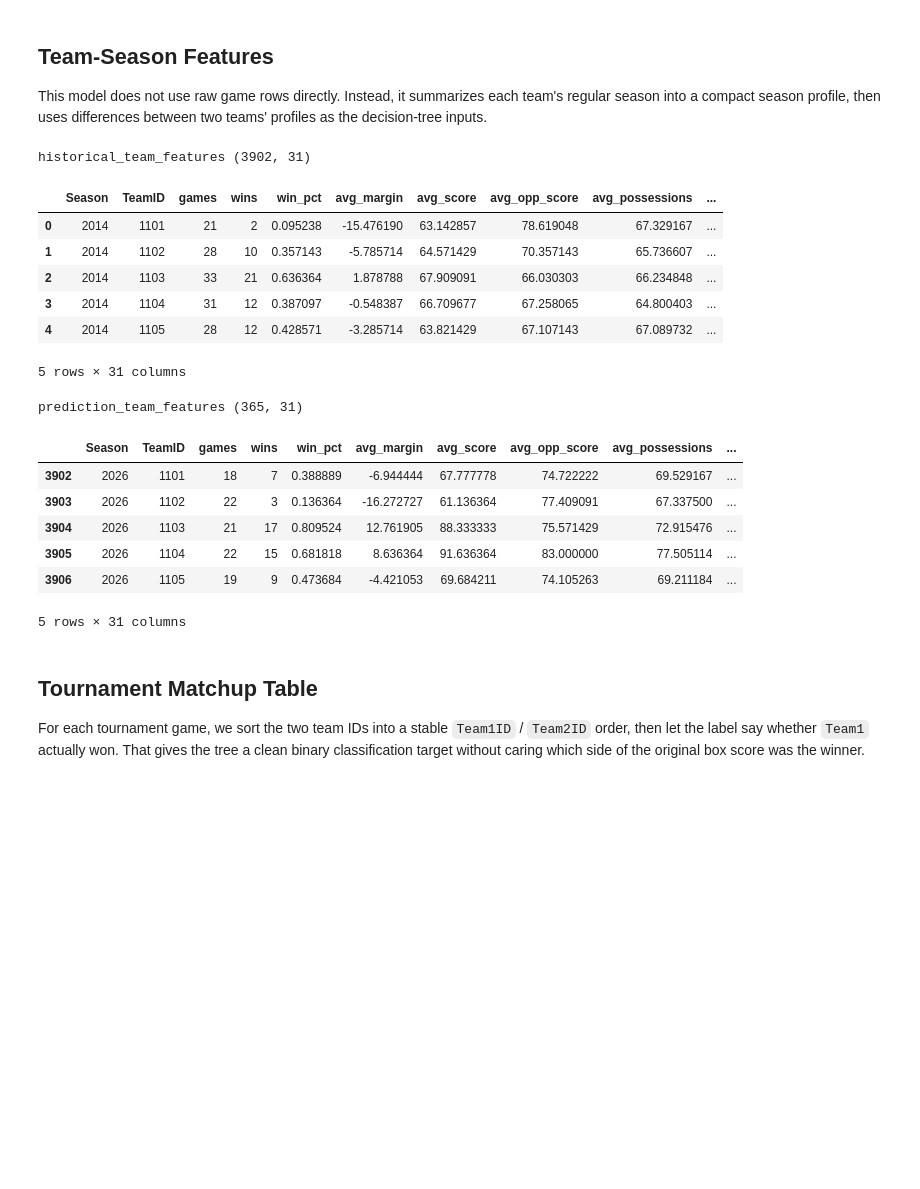
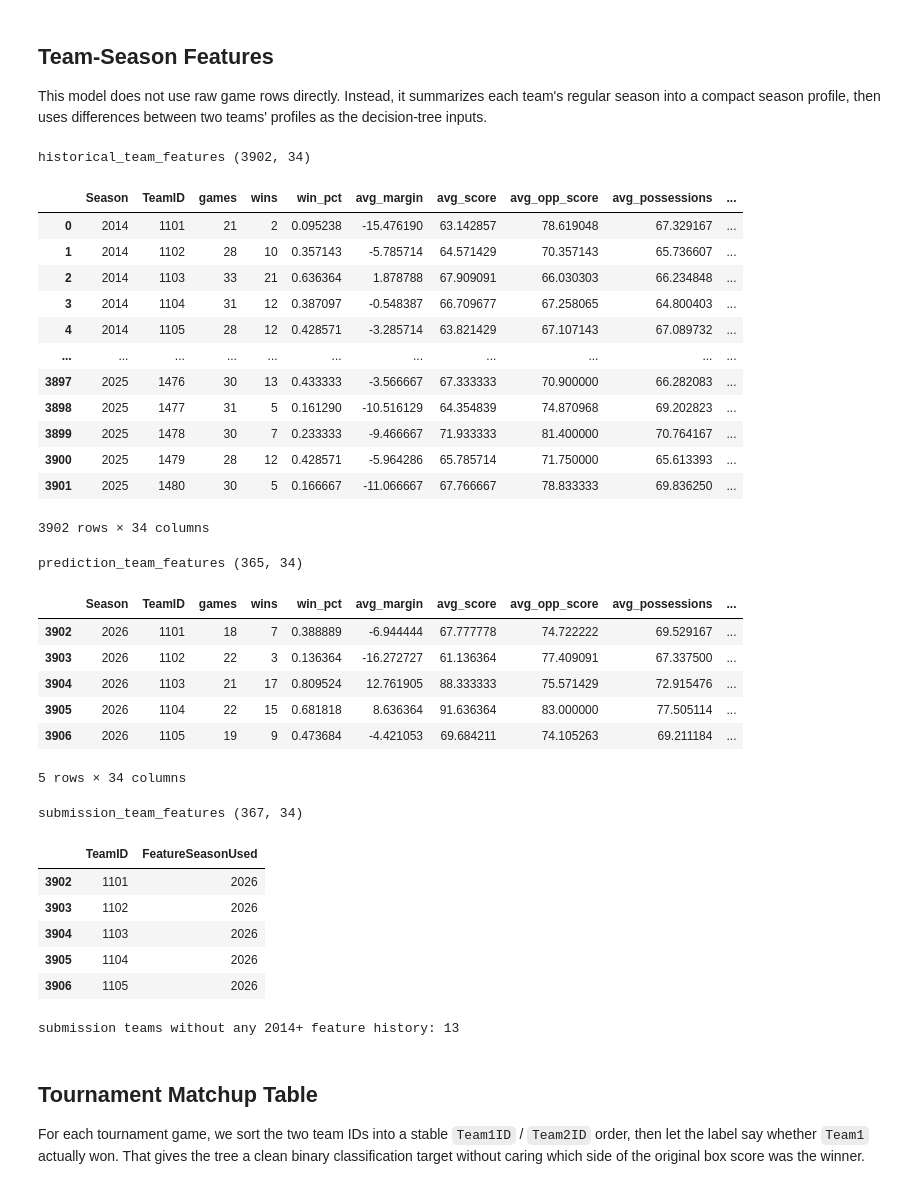
Before and after one commit to ItsJayYip/MMPredictions, a Jupyter notebook: MMML.ipynb, the cells around one changed output. Saved outputs shown, nothing was run; the diff lists cells and outputs as text; code cells hidden in the pictures; blank space fills up the shorter version.

```diff
--- a/MMML.ipynb
+++ b/MMML.ipynb
@@ -222,7 +230,7 @@ from sklearn.metrics import accuracy_score
 from sklearn.pipeline import Pipeline
 from sklearn.tree import DecisionTreeClassifier
 
-
+# Convert each game row into two team-centered rows, one for winner and one for loser
 def build_team_game_rows(games):
     win_rows = games[[
         "Season", "DayNum", "WTeamID", "LTeamID", "WScore", "LScore", "WLoc", "NumOT",
@@ -268,6 +276,8 @@ def build_team_features(regular_season_df, rankings_df, seasons):
     ranking_slice = rankings_df[rankings_df["Season"].isin(seasons)].copy()
 
     team_games = build_team_game_rows(games)
+
+    # put same teams in same season in same bucket
     grouped = team_games.groupby(["Season", "TeamID"])
 
     team_features = grouped.agg(
@@ -294,6 +304,7 @@ def build_team_features(regular_season_df, rankings_df, seasons):
         loc_value=("LocValue", "mean"),
     ).reset_index()
 
+    # sum down to each team in each season and their stats
     totals = grouped[["Score", "OppScore", "Possessions"]].sum().reset_index()
     totals["offensive_rating"] = 100 * totals["Score"] / totals["Possessions"].replace(0, np.nan)
     totals["defensive_rating"] = 100 * totals["OppScore"] / totals["Possessions"].replace(0, np.nan)
@@ -314,6 +325,7 @@ def build_team_features(regular_season_df, rankings_df, seasons):
         })[["Season", "TeamID", "rank_daynum", "rank_avg", "rank_median", "rank_q20", "rank_q80"]]
     )
 
+    # merging team features with totals and latest rankings
     team_features = (
         team_features
         .merge(totals, on=["Season", "TeamID"], how="left")
@@ -322,8 +334,10 @@ def build_team_features(regular_season_df, rankings_df, seasons):
         .reset_index(drop=True)
     )
 
-    # Approximate tournament seed tiers from the latest rankings so we can push the
+    # approximate tournament seed tiers from the latest rankings so we can push the
     # final predictions toward likely 1-5 seeds even before official 2026 seeds exist.
+
+    # e.g. Siena was unranked so we do na_option="bottom" to put them at the bottom
     team_features["rank_order"] = team_features.groupby("Season")["rank_avg"].rank(
         method="first",
         ascending=True,
@@ -368,44 +382,58 @@ submission_team_features_full = (
     .tail(1)
     .copy()
 )
 submission_team_features_full["FeatureSeasonUsed"] = submission_team_features_full["Season"]
 submission_team_features_full["Season"] = PREDICTION_SEASON
 
 submission_team_features = submission_team_features_full[
     ["Season", "TeamID"] + feature_base_cols
 ].copy()
 
 missing_submission_team_ids = sorted(
     submission_team_ids - set(submission_team_features_full["TeamID"])
 )
 
 print("historical_team_features", historical_team_features.shape)
-display(historical_team_features.head())
+display(historical_team_features)
 
 print("prediction_team_features", prediction_team_features.shape)
 display(prediction_team_features.head())
 
 print("submission_team_features", submission_team_features.shape)
 display(submission_team_features_full[["TeamID", "FeatureSeasonUsed"]].head())
 
 print("submission teams without any 2014+ feature history:", len(missing_submission_team_ids))
 # %% [output]
-historical_team_features (3902, 31)
+historical_team_features (3902, 34)
 |  | Season | TeamID | games | wins | win_pct | avg_margin | avg_score | avg_opp_score | avg_possessions | ... |
 | 0 | 2014 | 1101 | 21 | 2 | 0.095238 | -15.476190 | 63.142857 | 78.619048 | 67.329167 | ... |
 | 1 | 2014 | 1102 | 28 | 10 | 0.357143 | -5.785714 | 64.571429 | 70.357143 | 65.736607 | ... |
 | 2 | 2014 | 1103 | 33 | 21 | 0.636364 | 1.878788 | 67.909091 | 66.030303 | 66.234848 | ... |
 | 3 | 2014 | 1104 | 31 | 12 | 0.387097 | -0.548387 | 66.709677 | 67.258065 | 64.800403 | ... |
 | 4 | 2014 | 1105 | 28 | 12 | 0.428571 | -3.285714 | 63.821429 | 67.107143 | 67.089732 | ... |
+| ... | ... | ... | ... | ... | ... | ... | ... | ... | ... | ... |
+| 3897 | 2025 | 1476 | 30 | 13 | 0.433333 | -3.566667 | 67.333333 | 70.900000 | 66.282083 | ... |
+| 3898 | 2025 | 1477 | 31 | 5 | 0.161290 | -10.516129 | 64.354839 | 74.870968 | 69.202823 | ... |
+| 3899 | 2025 | 1478 | 30 | 7 | 0.233333 | -9.466667 | 71.933333 | 81.400000 | 70.764167 | ... |
+| 3900 | 2025 | 1479 | 28 | 12 | 0.428571 | -5.964286 | 65.785714 | 71.750000 | 65.613393 | ... |
+| 3901 | 2025 | 1480 | 30 | 5 | 0.166667 | -11.066667 | 67.766667 | 78.833333 | 69.836250 | ... |
-5 rows × 31 columns
+3902 rows × 34 columns
-prediction_team_features (365, 31)
+prediction_team_features (365, 34)
 |  | Season | TeamID | games | wins | win_pct | avg_margin | avg_score | avg_opp_score | avg_possessions | ... |
 | 3902 | 2026 | 1101 | 18 | 7 | 0.388889 | -6.944444 | 67.777778 | 74.722222 | 69.529167 | ... |
 | 3903 | 2026 | 1102 | 22 | 3 | 0.136364 | -16.272727 | 61.136364 | 77.409091 | 67.337500 | ... |
 | 3904 | 2026 | 1103 | 21 | 17 | 0.809524 | 12.761905 | 88.333333 | 75.571429 | 72.915476 | ... |
 | 3905 | 2026 | 1104 | 22 | 15 | 0.681818 | 8.636364 | 91.636364 | 83.000000 | 77.505114 | ... |
 | 3906 | 2026 | 1105 | 19 | 9 | 0.473684 | -4.421053 | 69.684211 | 74.105263 | 69.211184 | ... |
-5 rows × 31 columns
+5 rows × 34 columns
+submission_team_features (367, 34)
+|  | TeamID | FeatureSeasonUsed |
+| 3902 | 1101 | 2026 |
+| 3903 | 1102 | 2026 |
+| 3904 | 1103 | 2026 |
+| 3905 | 1104 | 2026 |
+| 3906 | 1105 | 2026 |
+submission teams without any 2014+ feature history: 13
 # %% [markdown]
 ## Tournament Matchup Table
 
```
Also changed, not shown: parts of 7 cells of this notebook, 5 other files.
